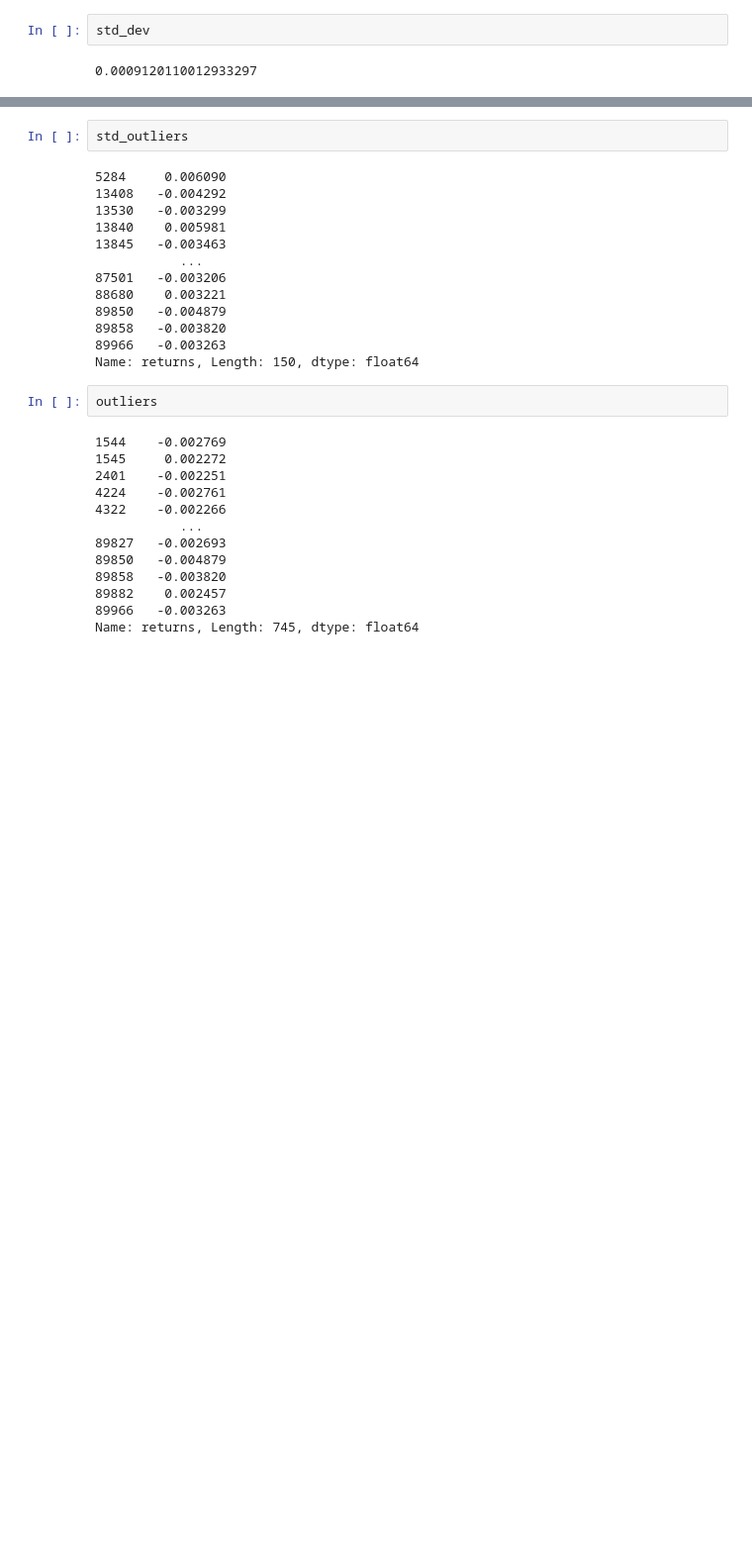
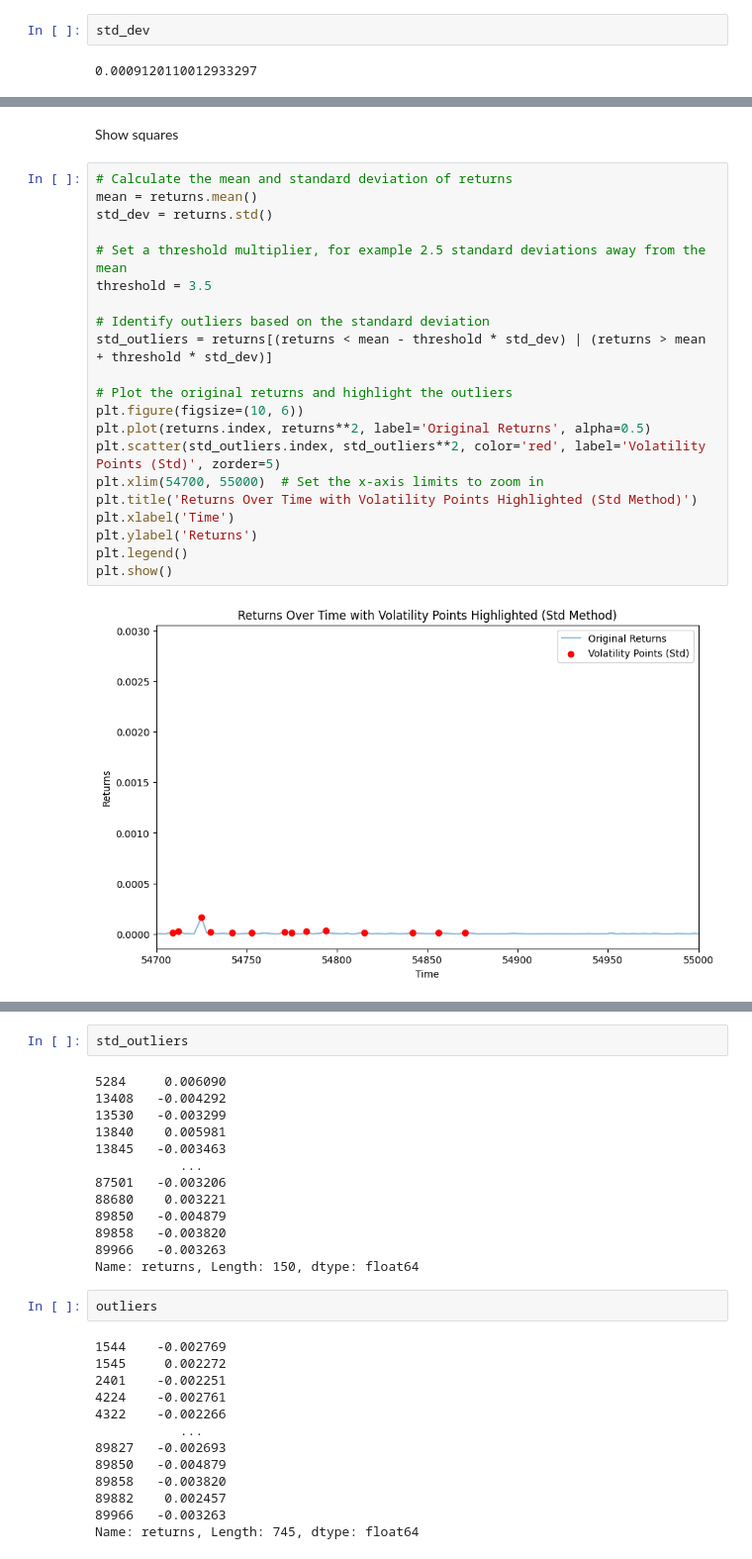
Before and after one commit to UlrichVestuche/IMC-Prosperity-3, a Jupyter notebook: Round_1/Misha/data.ipynb, the cells around one changed output, grey strips where cells are left out. Shown at 99% size. Cells and saved outputs as stored; diff of their text form; blank space fills up the shorter version.

```diff
--- a/Round_1/Misha/data.ipynb
+++ b/Round_1/Misha/data.ipynb
@@ -821,0 +822,25 @@ plt.show()
+# %% [markdown]
+Show squares
+# %%
+# Calculate the mean and standard deviation of returns
+mean = returns.mean()
+std_dev = returns.std()
+
+# Set a threshold multiplier, for example 2.5 standard deviations away from the mean
+threshold = 3.5
+
+# Identify outliers based on the standard deviation
+std_outliers = returns[(returns < mean - threshold * std_dev) | (returns > mean + threshold * std_dev)]
+
+# Plot the original returns and highlight the outliers
+plt.figure(figsize=(10, 6))
+plt.plot(returns.index, returns**2, label='Original Returns', alpha=0.5)
+plt.scatter(std_outliers.index, std_outliers**2, color='red', label='Volatility Points (Std)', zorder=5)
+plt.xlim(54700, 55000)  # Set the x-axis limits to zoom in
+plt.title('Returns Over Time with Volatility Points Highlighted (Std Method)')
+plt.xlabel('Time')
+plt.ylabel('Returns')
+plt.legend()
+plt.show()
+# %% [output]
+[figure, added]
```
Also changed, not shown: parts of 20 cells of this notebook, 2 other files.
